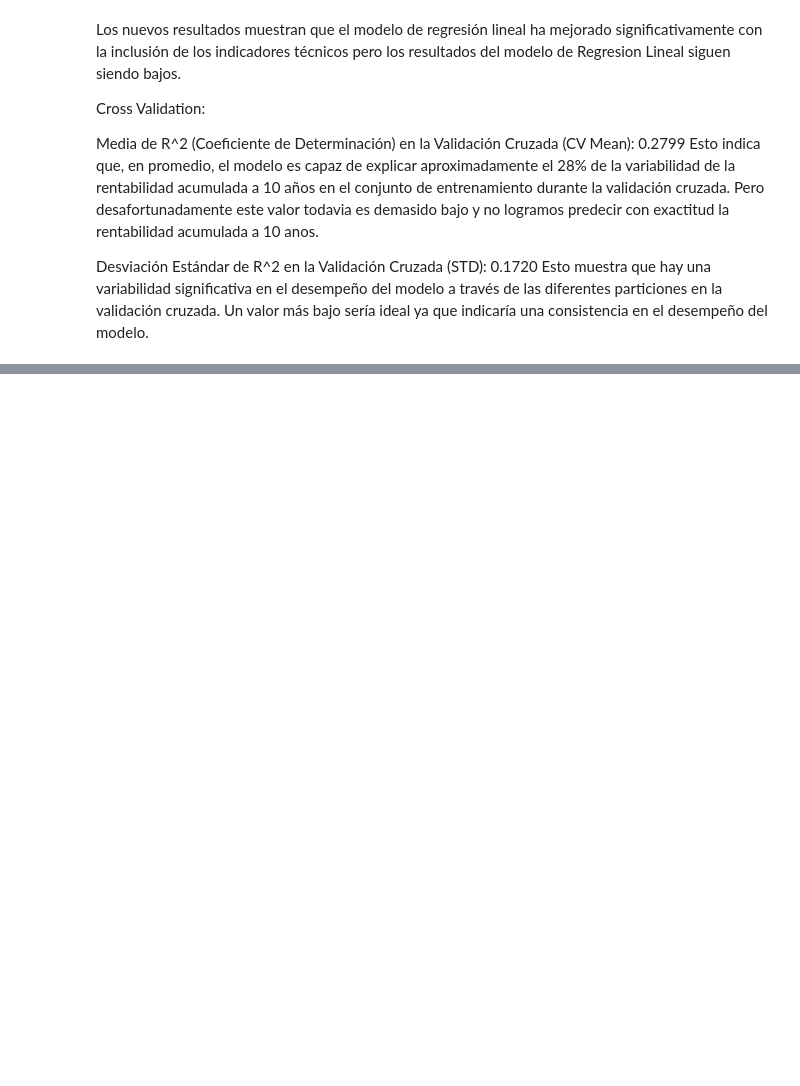
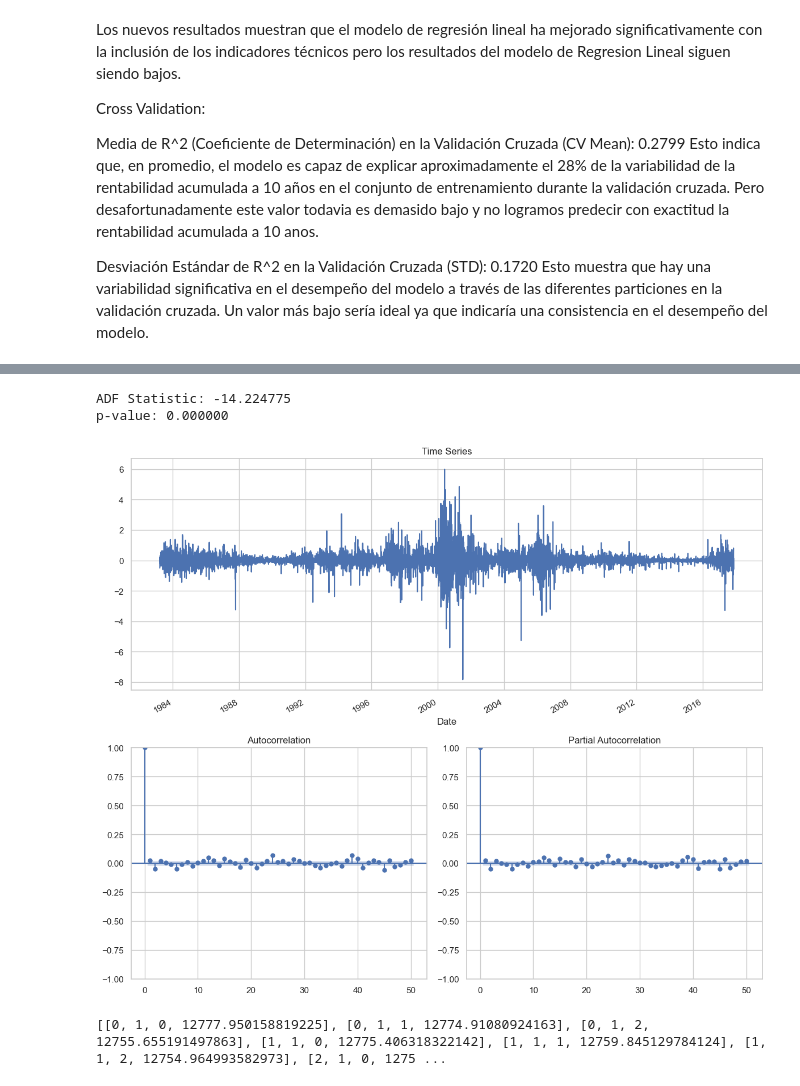
Before and after one commit to FJGM2023015/ML_Stocks_Project, a Jupyter notebook: ML_Stocks_Project.ipynb, the cells around one changed output, grey strips where cells are left out. Saved outputs shown, nothing was run; the diff lists cells and outputs as text; code cells hidden in the pictures; blank space fills up the shorter version.

```diff
--- a/ML_Stocks_Project.ipynb
+++ b/ML_Stocks_Project.ipynb
@@ -968,0 +1152,29 @@ Esto muestra que hay una variabilidad significativa en el desempeño del modelo
+# %%
+# plot the data with 50 lags
+plotds(first_order_diff, nlag = 50)
+
+# Perform Dicky Fuller test
+adf_result = adfuller(first_order_diff)
+
+# Display the outcomes
+print('ADF Statistic: %f' % adf_result[0])
+print('p-value: %f' % adf_result[1])
+# %% [output]
+ADF Statistic: -14.224775
+p-value: 0.000000
+[figure, added]
+# %%
+# A nested loop is written to calculate the AIC values
+aicVal=[]
+for d in range(1,3):
+    for ari in range(0, 3):
+        for maj in range(0,3):
+            try:
+                arima_obj = ARIMA(df_AMD_stocks['Close'].tolist(), order=(ari,d,maj))
+                arima_obj_fit=arima_obj.fit()
+                aicVal.append([ari, d, maj, arima_obj_fit.aic])
+            except ValueError:
+                pass
+print(aicVal)
+# %% [output]
+[[0, 1, 0, 12777.950158819225], [0, 1, 1, 12774.91080924163], [0, 1, 2, 12755.655191497863], [1, 1, 0, 12775.406318322142], [1, 1, 1, 12759.845129784124], [1, 1, 2, 12754.964993582973], [2, 1, 0, 1275 ...
```
Also changed, not shown: parts of 22 cells of this notebook.
